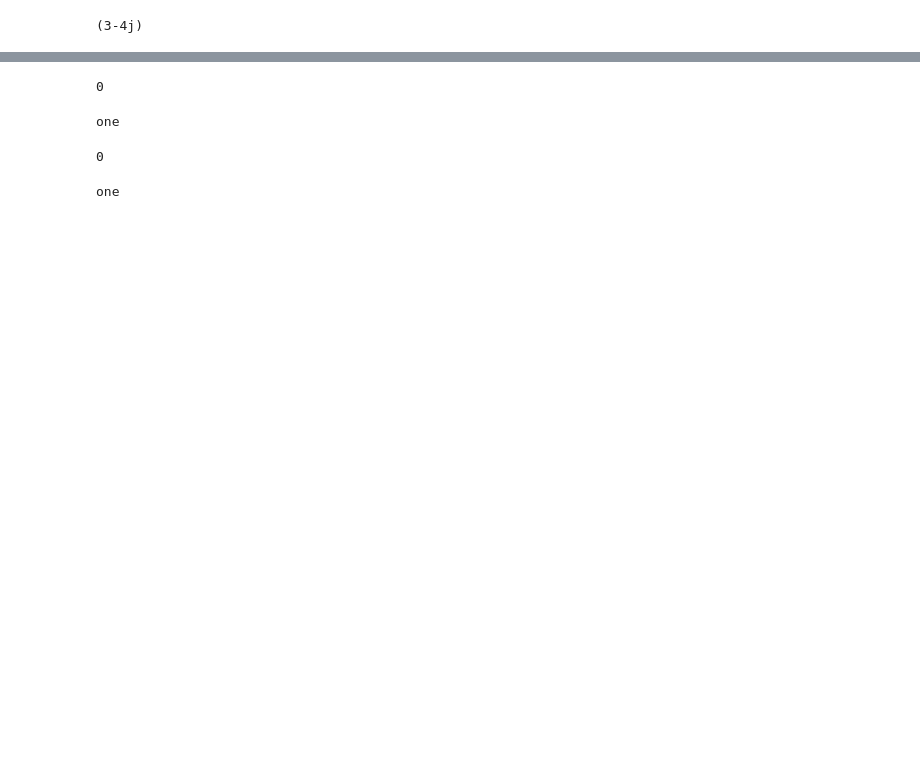
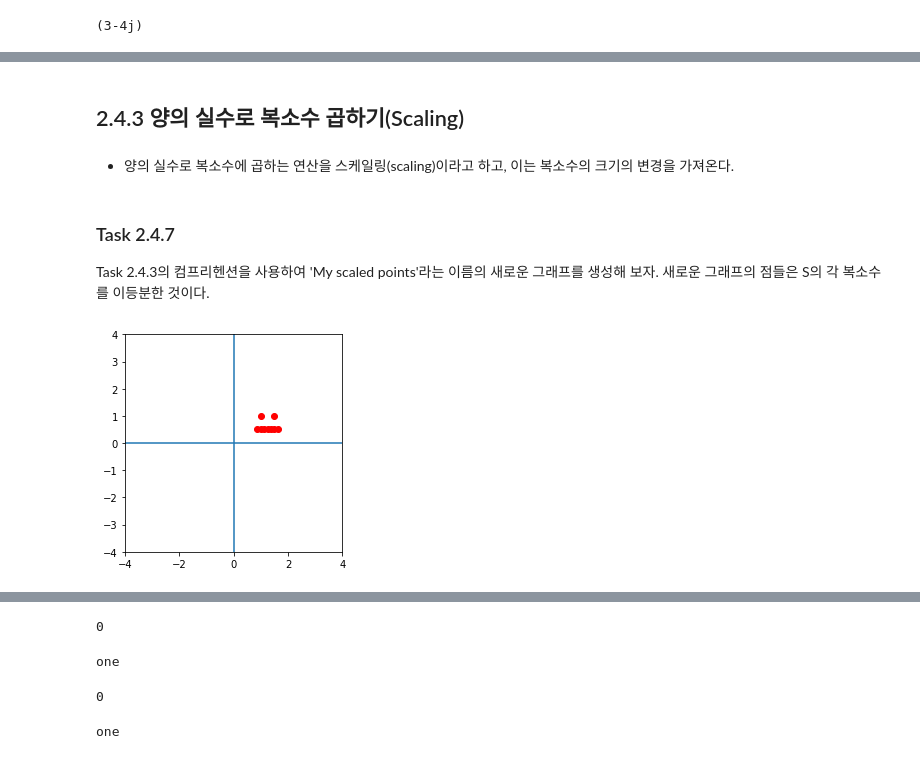
Before and after one commit to Daejeon-TF/coding-the-matrix, a Jupyter notebook: Chapter2_Field/Chapter 2_Field_by_jameskoo.ipynb, the cells around one changed output, grey strips where cells are left out. Drawn from its saved outputs; the diff is of its cells as text; code cells hidden in the pictures; blank space fills up the shorter version.

```diff
--- a/Chapter2_Field/Chapter 2_Field_by_jameskoo.ipynb
+++ b/Chapter2_Field/Chapter 2_Field_by_jameskoo.ipynb
@@ -228,0 +184,11 @@ one
+# %% [markdown]
+## 2.4.3 양의 실수로 복소수 곱하기(Scaling)
+# %% [markdown]
+- 양의 실수로 복소수에 곱하는 연산을 스케일링(scaling)이라고 하고, 이는 복소수의 크기의 변경을 가져온다.
+# %% [markdown]
+### Task 2.4.7
+Task 2.4.3의 컴프리헨션을 사용하여 'My scaled points'라는 이름의 새로운 그래프를 생성해 보자. 새로운 그래프의 점들은 S의 각 복소수를 이등분한 것이다.
+# %%
+plot({0.5*s for s in S})
+# %% [output]
+[figure, added]
```
Also changed, not shown: parts of 193 cells of this notebook.
